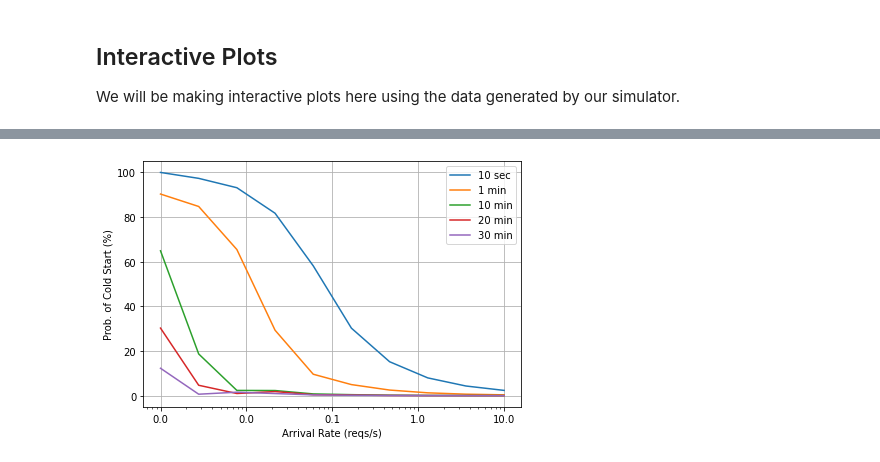
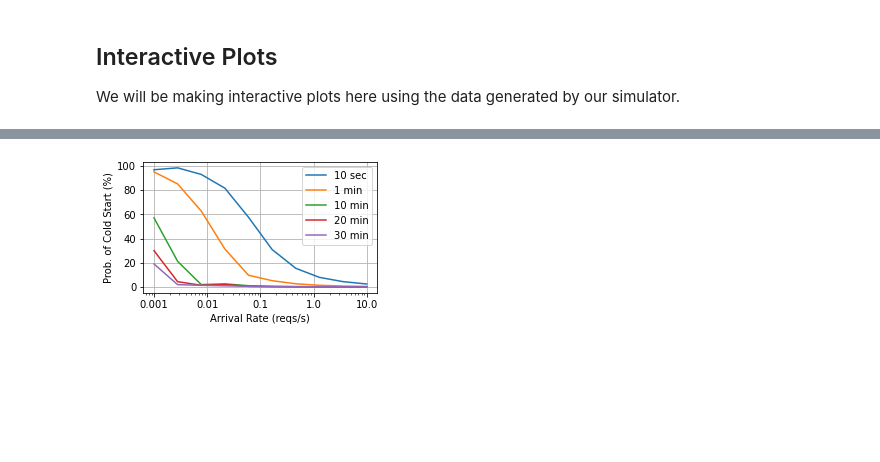
Before and after one commit to pacslab/simfaas, a Jupyter notebook: examples/08-plotly-interactive-plots.ipynb, the cells around one changed output, grey strips where cells are left out. Drawn from its saved outputs; the diff is of its cells as text; code cells hidden in the pictures; blank space fills up the shorter version.

```diff
--- a/examples/08-plotly-interactive-plots.ipynb
+++ b/examples/08-plotly-interactive-plots.ipynb
@@ -226,21 +215,32 @@ plot_fig_for_col('inst_idle_count_avg', 'Average Idle Instances')
 # %%
 # plot one for validation, and for the paper
 import matplotlib.pyplot as plt
-from matplotlib.ticker import ScalarFormatter
+from matplotlib.ticker import FuncFormatter
+
+def tick_formatter(x, pos):
+    if x > 0.01:
+        return f"{x:.1f}"
+    elif x > 0.001:
+        return f"{x:.2f}"
+    else:
+        return f"{x:.3f}"
+
+formatter = FuncFormatter(tick_formatter)
 
 col_name = "prob_cold_percent"
 
+plt.figure(figsize=(4,2.4))
 for idx in range(len(exp_threshold_labels)):
     plt.semilogx(dfs[idx].loc[:,'arrival_rate'], dfs[idx].loc[:,col_name], label=exp_threshold_labels[idx])
 
 plt.legend()
 plt.grid(True)
 plt.tight_layout()
 plt.ylabel("Prob. of Cold Start (%)")
 plt.xlabel('Arrival Rate (reqs/s)')
-plt.gca().xaxis.set_major_formatter(ScalarFormatter())
-plt.gcf().subplots_adjust(left=0.1, bottom=0.11)
+plt.gca().xaxis.set_major_formatter(formatter)
+plt.gcf().subplots_adjust(left=0.15, bottom=0.18)
 
 plt.savefig("figs/05-example-what-if.pdf")
 # %% [output]
-[figure, old version]
+[figure, new version]
```
Also changed, not shown: parts of 7 cells of this notebook, 1 other file.
